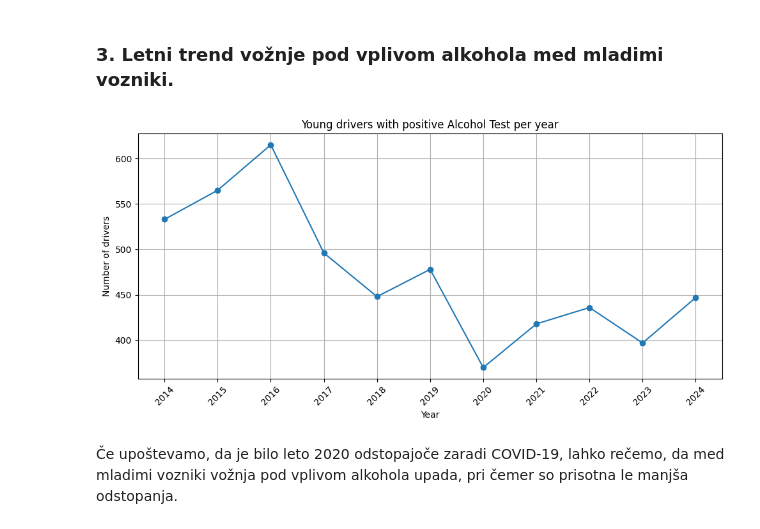
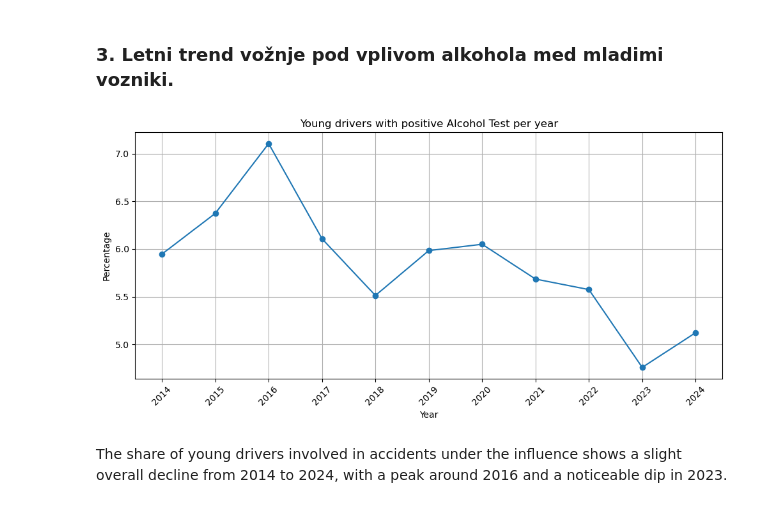
Before and after one commit to PatrikFurlan/PR2615, a Jupyter notebook: notebook.ipynb, the cells around one changed output. Drawn from its saved outputs; the diff is of its cells as text; code cells hidden in the pictures.

Commit message:
Added: - Drunk driving among young drivers fixed - Day accident breakdown fixed

```diff
--- a/notebook.ipynb
+++ b/notebook.ipynb
@@ -241,27 +243,31 @@ Izkaže se, da je verjetnost večje nesreče najbolj verjetna kadar je megla, ne
 # %%
 import pandas as pd
 import matplotlib.pyplot as plt
 
 master_df = pd.read_csv("merged_clean.csv")
 master_df['Starost'] = master_df['Starost'].replace(" ", None)
 master_df['Starost'] = pd.to_numeric(master_df['Starost'], errors='coerce')
 master_df['VrednostAlkotesta'] = pd.to_numeric(master_df['VrednostAlkotesta'], errors='coerce')
 master_df['DatumPN'] = pd.to_datetime(master_df['DatumPN'], dayfirst=True)
 
-young_drivers = master_df[(master_df['Starost'] > 12) & (master_df['Starost'] < 30) & (master_df['VrednostAlkotesta'] > 0)]
+young_drivers_alcohol = master_df[(master_df['Starost'] > 12) & (master_df['Starost'] < 30) & (master_df['VrednostAlkotesta'] > 0)]
+young_drivers_all = master_df[(master_df['Starost'] > 12) & (master_df['Starost'] < 30)]
 
-yearly = young_drivers.groupby(young_drivers['DatumPN'].dt.year).size()
+alcohol_yearly = young_drivers_alcohol.groupby(young_drivers_alcohol['DatumPN'].dt.year).size()
+all_yearly = young_drivers_all.groupby(young_drivers_all['DatumPN'].dt.year).size()
+
+ratio = (alcohol_yearly / all_yearly) * 100
 
 plt.figure(figsize=(10, 5))
-plt.plot(yearly.index, yearly.values, marker="o")
+plt.plot(ratio.index, ratio.values, marker="o")
 plt.title('Young drivers with positive Alcohol Test per year')
 plt.xlabel('Year')
-plt.ylabel('Number of drivers')
-plt.xticks(yearly.index, rotation= 45)
+plt.ylabel('Percentage')
+plt.xticks(ratio.index, rotation= 45)
 plt.grid(True)
 plt.tight_layout()
 plt.show()
 # %% [output]
-[figure, old version]
+[figure, new version]
 # %% [markdown]
-Če upoštevamo, da je bilo leto 2020 odstopajoče zaradi COVID-19, lahko rečemo, da med mladimi vozniki vožnja pod vplivom alkohola upada, pri čemer so prisotna le manjša odstopanja.
+The share of young drivers involved in accidents under the influence shows a slight overall decline from 2014 to 2024, with a peak around 2016 and a noticeable dip in 2023.
```
Also changed, not shown: parts of 1 cell of this notebook.
